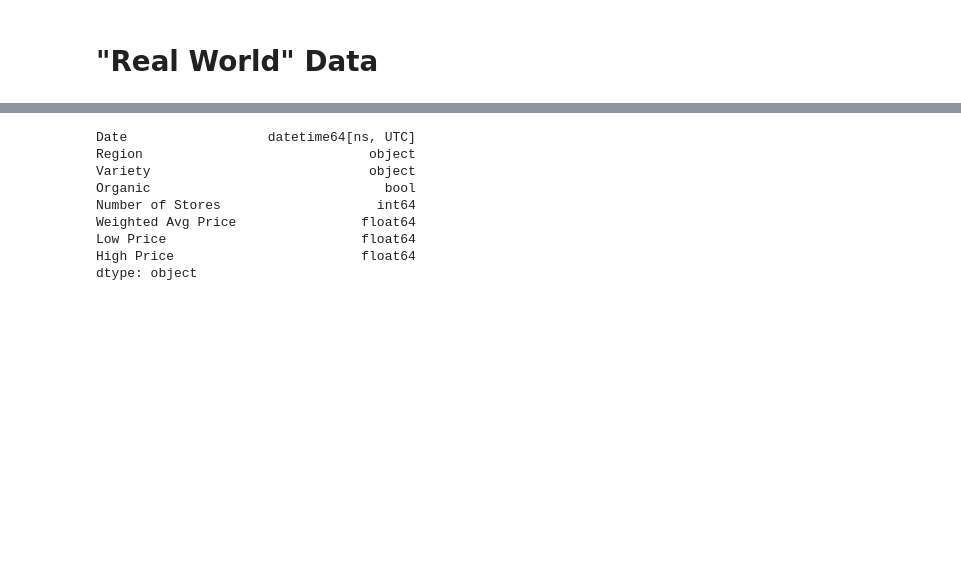
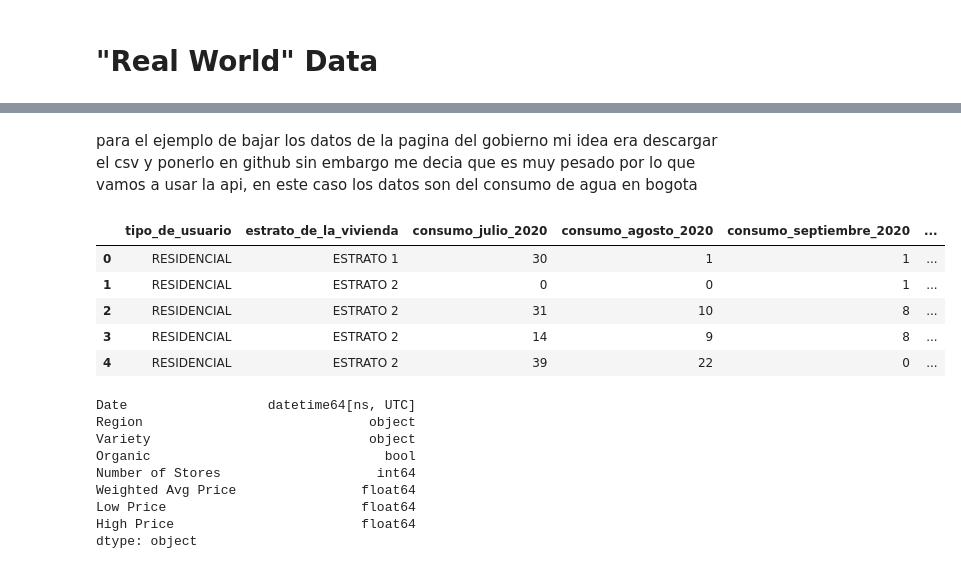
Before and after one commit to JohanDaza/AlgorithmsUN2021I, a Jupyter notebook: Lab2/jdazahscottsanderson.ipynb, the cells around one changed output, grey strips where cells are left out. Drawn from its saved outputs; the diff is of its cells as text; code cells hidden in the pictures; blank space fills up the shorter version.

```diff
--- a/Lab2/jdazahscottsanderson.ipynb
+++ b/Lab2/jdazahscottsanderson.ipynb
@@ -1194,6 +1191,18 @@ avocados.head()
 | 2 | 2014-01-03 00:00:00+00:00 | NORTHEAST | HASS | False | 1449 | 1.08 | 0.5 | 1.67 |
 | 3 | 2014-01-03 00:00:00+00:00 | NORTHEAST | HASS | True | 66 | 1.54 | 1.5 | 2.00 |
 | 4 | 2014-01-03 00:00:00+00:00 | SOUTHEAST | HASS | False | 2286 | 0.98 | 0.5 | 1.99 |
+# %% [markdown]
+para el ejemplo de bajar los datos de la pagina del gobierno mi idea era descargar el csv y ponerlo en github sin embargo me decia que es muy pesado por lo que vamos a usar la api, en este caso los datos son del consumo de agua en bogota
+# %%
+water = pd.read_csv('https://www.datos.gov.co/resource/3dma-ihgq.csv')
+water.head()
+# %% [output]
+|  | tipo_de_usuario | estrato_de_la_vivienda | consumo_julio_2020 | consumo_agosto_2020 | consumo_septiembre_2020 | ... |
+| 0 | RESIDENCIAL | ESTRATO 1 | 30 | 1 | 1 | ... |
+| 1 | RESIDENCIAL | ESTRATO 2 | 0 | 0 | 1 | ... |
+| 2 | RESIDENCIAL | ESTRATO 2 | 31 | 10 | 8 | ... |
+| 3 | RESIDENCIAL | ESTRATO 2 | 14 | 9 | 8 | ... |
+| 4 | RESIDENCIAL | ESTRATO 2 | 39 | 22 | 0 | ... |
 # %%
 # Unlike numpy arrays, pandas DataFrames can have a different dtype for each column.
 avocados.dtypes
```
Also changed, not shown: parts of 16 cells of this notebook.
